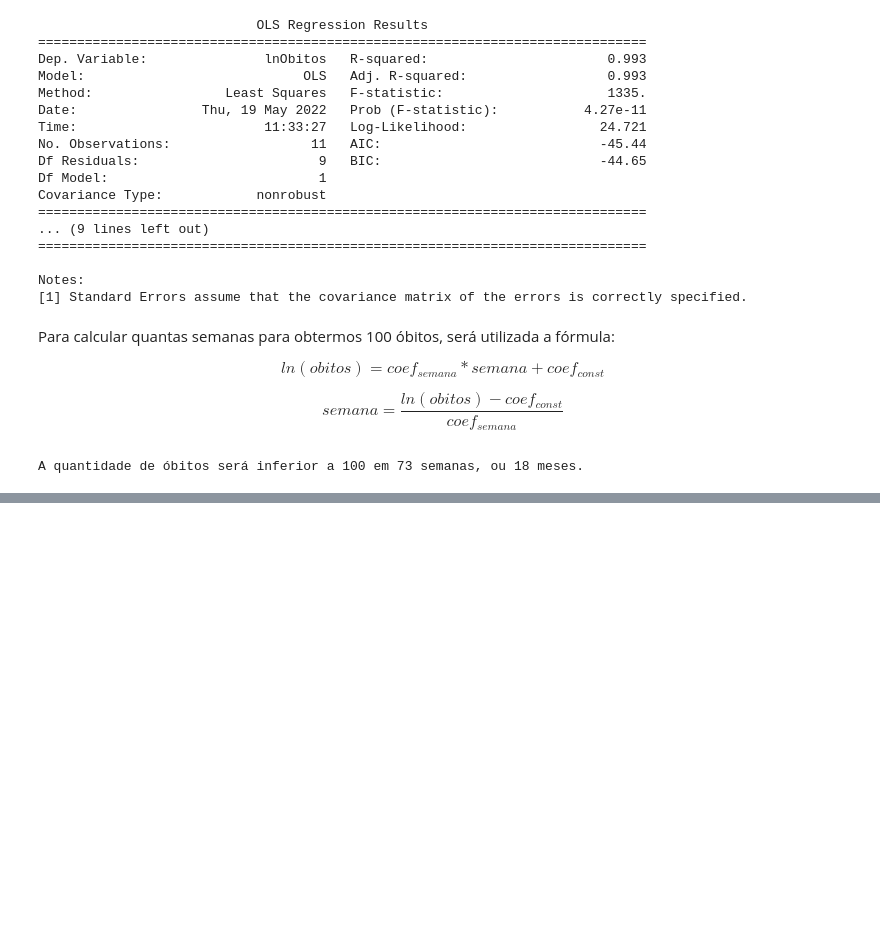
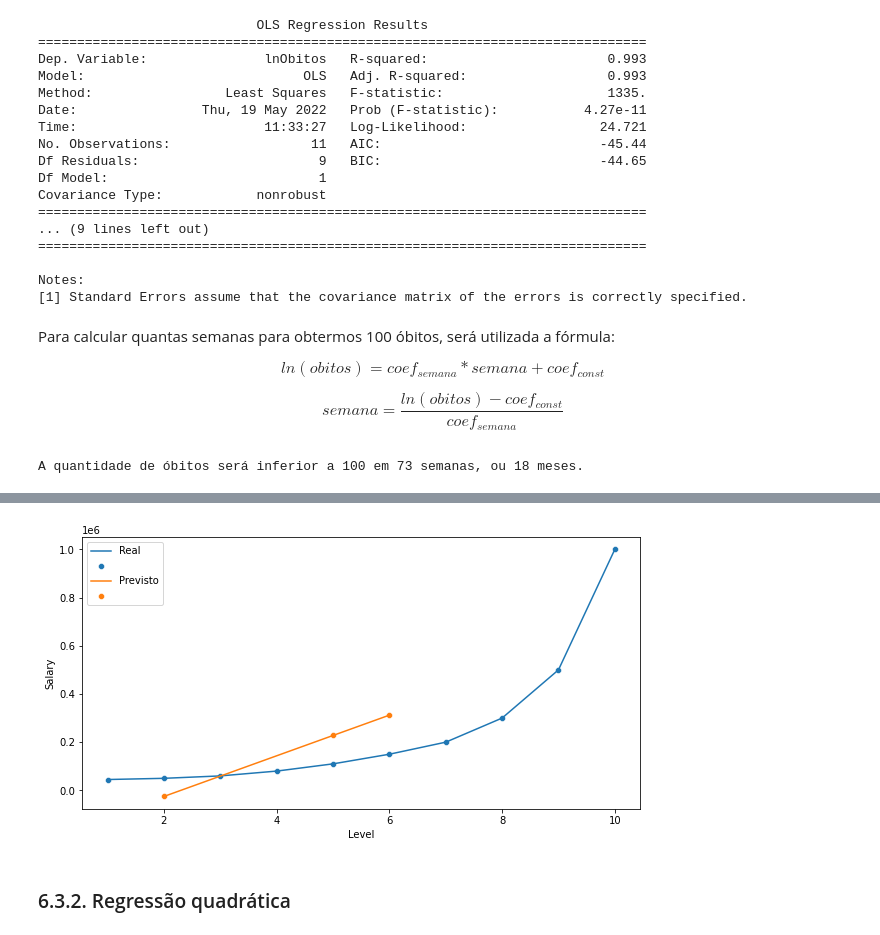
Before and after one commit to bruna-calistrate/Regression-SupervisedModels-Course, a Jupyter notebook: Exercícios.ipynb, the cells around one changed output, grey strips where cells are left out. Saved outputs shown, nothing was run; the diff lists cells and outputs as text; code cells hidden in the pictures; blank space fills up the shorter version.

```diff
--- a/Exercícios.ipynb
+++ b/Exercícios.ipynb
@@ -1437,0 +1553,24 @@ A quantidade de óbitos será inferior a 100 em 73 semanas, ou 18 meses.
+# %%
+plt.figure(figsize=(10, 5))
+
+sns.lineplot(data=df,
+             x='Level',
+             y='Salary')
+sns.scatterplot(data=df,
+             x='Level',
+             y='Salary')
+
+sns.lineplot(data=pd.concat([pred_LR, x_Test['Level']], axis=1),
+             x='Level',
+             y='Previsto')
+sns.scatterplot(data=pd.concat([pred_LR, x_Test['Level']], axis=1),
+             x='Level',
+             y='Previsto')
+
+
+plt.legend(['Real','' ,'Previsto', ''])
+plt.show()
+# %% [output]
+[figure, added]
+# %% [markdown]
+### 6.3.2. Regressão quadrática
```
Also changed, not shown: parts of 48 cells of this notebook, 1 other file.
